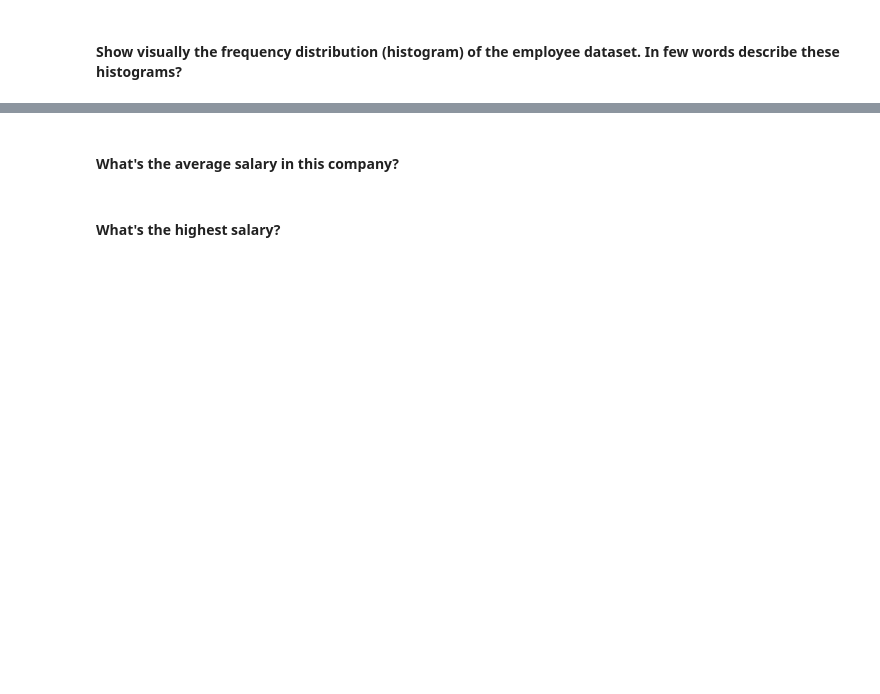
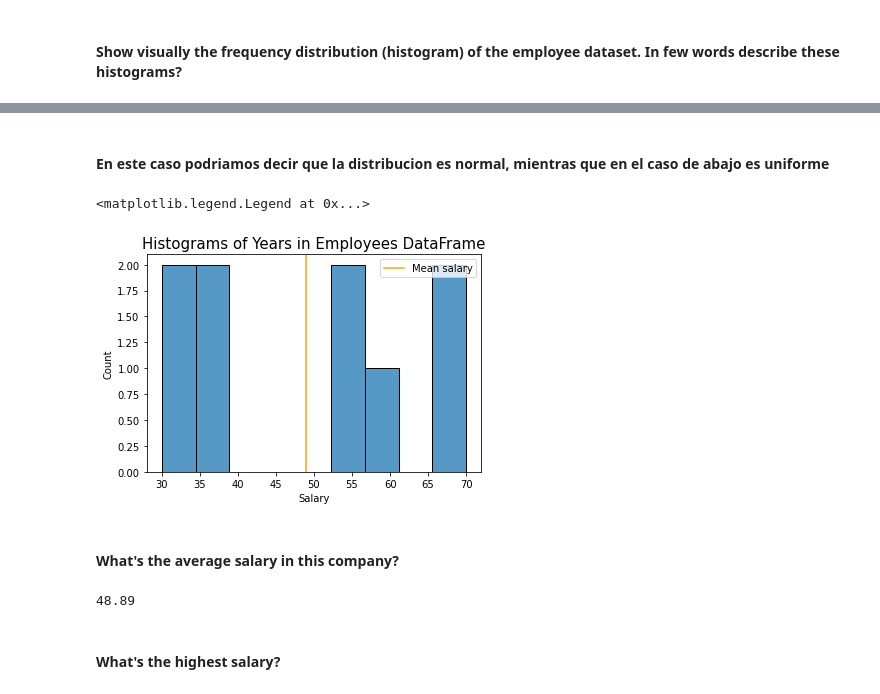
Before and after one commit to Ironhack-Data-Madrid-Marzo-2021/lab-subsetting-and-descriptive-stats, a Jupyter notebook: your-code/main.ipynb, the cells around one changed output, grey strips where cells are left out. Saved outputs shown, nothing was run; the diff lists cells and outputs as text; code cells hidden in the pictures; blank space fills up the shorter version.

```diff
--- a/your-code/main.ipynb
+++ b/your-code/main.ipynb
@@ -81,2 +147,12 @@ temp
+# %% [markdown]
+#### En este caso podriamos decir que la distribucion es normal, mientras que en el caso de abajo es uniforme
+# %%
+sns.histplot(employee.Salary, bins =9)
+plt.axvline(employee.Salary.mean(), c="orange", label="Mean salary")
+plt.title("Histograms of Years in Employees DataFrame", size=15)
+plt.legend()
+# %% [output]
+<matplotlib.legend.Legend at 0x...>
+[figure, added]
 # %% [markdown]
 #### What's the average salary in this company?
@@ -85,2 +159,6 @@ temp
+# %%
+employee.Salary.mean().round(2)
+# %% [output]
+48.89
 # %% [markdown]
 #### What's the highest salary?
```
Also changed, not shown: parts of 65 cells of this notebook.
